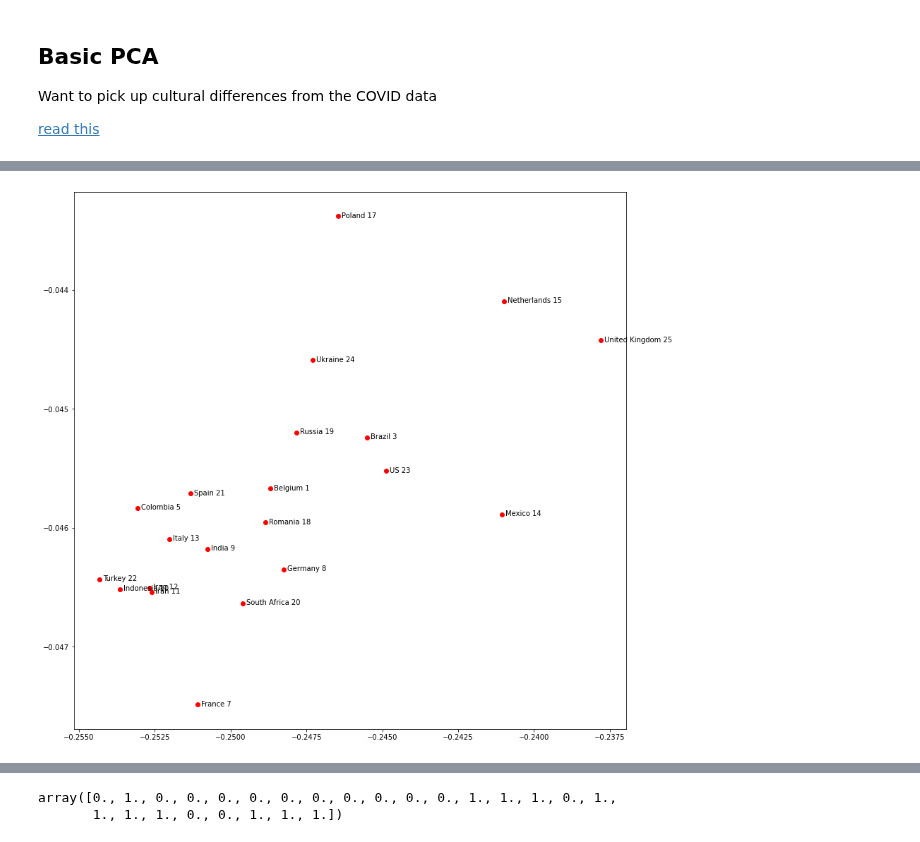
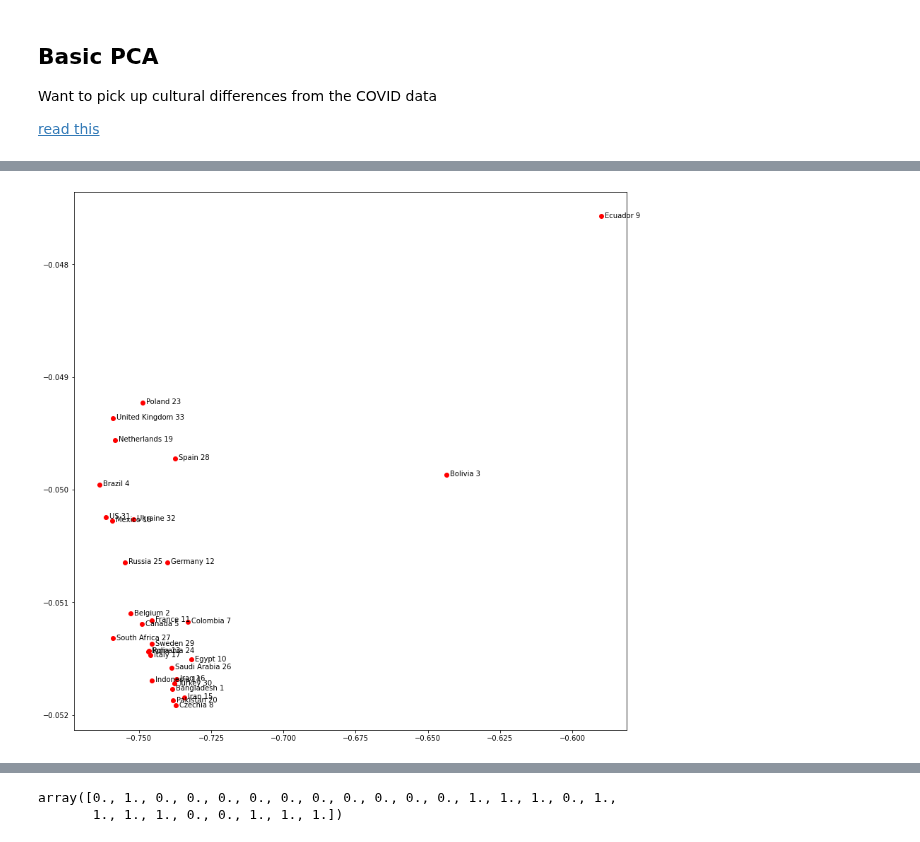
Before and after one commit to macbuse/macbuse.github.io, a Jupyter notebook: PROG/covid_pca.ipynb, the cells around one changed output, grey strips where cells are left out. Saved outputs shown, nothing was run; the diff lists cells and outputs as text; code cells hidden in the pictures.

```diff
--- a/PROG/covid_pca.ipynb
+++ b/PROG/covid_pca.ipynb
@@ -40,2 +44,0 @@ TypeError: only integer scalar arrays can be converted to a scalar index
-# %%
-dirty = df.iloc[ref4big[WX.sum(axis=1)/np.sqrt(7) <.995],1].index
@@ -66,7 +67,7 @@ def mk_weeks(ii):
     return np.array([ x/np.linalg.norm(x) for x in WX]).astype(float)
 
 
-ref4big = df[ df.iloc[:,-1] > 8000].index
+ref4big = df[ df.iloc[:,-1] > 5000].index
 idx = ref4big
 WX = mk_weeks(idx)
 
@@ -82,33 +83,33 @@ cov = np.dot(WX, WX.T) #- np.identity(len(WX))
 
 #cov = -np.log(cov)
 
 vp, vecs = np.linalg.eig(cov)
 
 Xx = [ np.dot(vecs[0], u).real for u in cov]
 Yx = [ .1*np.dot(vecs[1], u).real for u in cov]
 
 fig, ax = plt.subplots()
 fig.set_size_inches(14,14)
 #ax.axis('off')
 
 
 labels = df.iloc[idx,1]
 kk = -1
 for label , x, y  in zip(labels,Xx, Yx):
     kk += 1
-    if label.split()[0].lower() in ['ecuador', 'china', 'bolivia']: continue
+    #if label.split()[0].lower() in ['ecuador', 'china', 'bolivia']: continue
     if label.lower() in ['peru', 'chile', 'argentina', 'philippines']: continue
     if label.lower() in ['sudan','oman','tunisia']: continue
     if label[0] == 'K':continue
 
     label += ' ' + str(kk)
 
     ax.plot([x], [y], 'ro');
     ax.annotate(label, # this is the text
                  (x,y), # this is the point to label
                  textcoords="offset points", # how to position the text
                  xytext=(5,-2), # distance from text to points (x,y) : not same units
                  ha='left') # horizontal alignment can be left, right or center
 # %% [output]
-[figure, old version]
+[figure, new version]
 # %%
```
Also changed, not shown: parts of 10 cells of this notebook, 2 other files.
